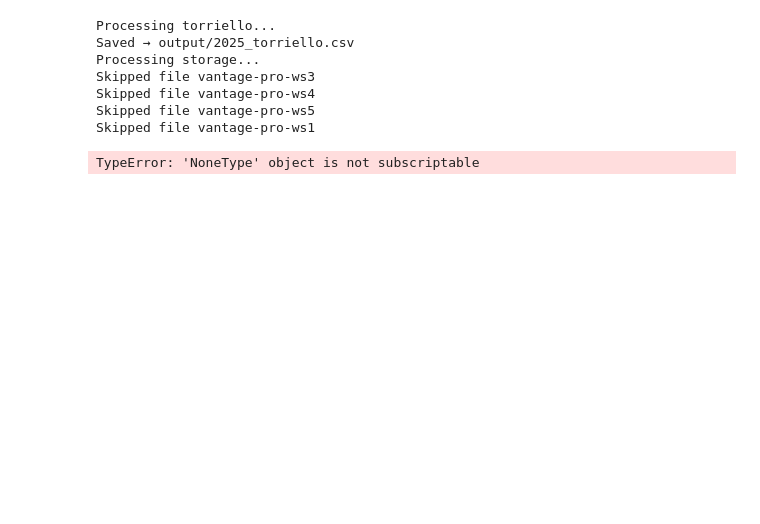
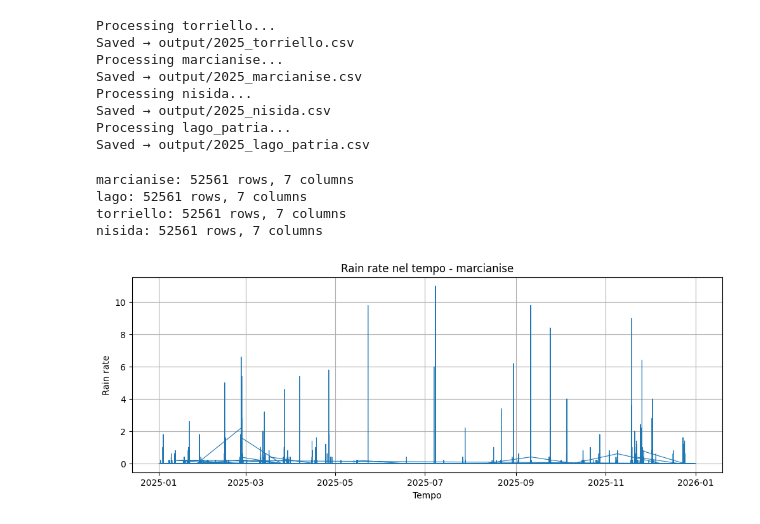
Before and after one commit to LuigiGalluccio/FederatedRainWeather, a Jupyter notebook: src/model/transformer/merge_csvs.ipynb, the cells around one changed output. Cells and saved outputs as stored; diff of their text form; code cells hidden in the pictures; blank space fills up the shorter version.

```diff
--- a/src/model/transformer/merge_csvs.ipynb
+++ b/src/model/transformer/merge_csvs.ipynb
@@ -2,7 +2,7 @@
 import os
 import pandas as pd
 
-base_path = "../../../data"
+base_path = "../../../data_c"  # cartella contenente le sottocartelle delle località
 output_path = "output"
 
 os.makedirs(output_path, exist_ok=True)
@@ -35,6 +35,7 @@ for location in os.listdir(base_path):
 
         sensor_path = os.path.join(loc_path, sensor_file)
 
+        # legge il CSV
         df = pd.read_csv(sensor_path, sep=';')
         df.columns = ["Date", "Time", "Value", "Unit"]
 
@@ -44,23 +45,34 @@ for location in os.listdir(base_path):
         # crea timestamp completo
         df["datetime"] = df["Date"] + " " + df["Time"]
 
+        # rinomina colonna in inglese
         df = df[["datetime", "Value"]].rename(columns={"Value": column_map[sensor_name]})
 
+        # merge con df principale
         if merged_df is None:
             merged_df = df
         else:
             merged_df = pd.merge(merged_df, df, on="datetime", how="outer")
 
-    # split per avere Date + Time come richiesto
+    if merged_df is None:
+        print(f"No sensor files found for {location}, skipping...")
+        continue
+
+    # split datetime in Date + Time
     merged_df[["Date", "Time"]] = merged_df["datetime"].str.split(" ", expand=True)
     merged_df = merged_df.drop(columns=["datetime"])
 
-    # ordina e imposta ordine colonne
+    # assicura che tutte le colonne siano presenti
+    for col in column_map.values():
+        if col not in merged_df.columns:
+            merged_df[col] = pd.NA
+
+    # ordina colonne
     ordered_cols = ["Date", "Time"] + list(column_map.values())
     merged_df = merged_df[ordered_cols]
 
-    # salva
-    year = merged_df["Date"].iloc[0].split("-")[2]  # estrae 2025 da "01-01-2025"
+    # salva CSV
+    year = merged_df["Date"].iloc[0].split("-")[2]  # estrae anno da "01-01-2025"
     output_file = os.path.join(output_path, f"{year}_{location}.csv")
     merged_df.to_csv(output_file, sep=";", index=False)
 
@@ -68,9 +80,35 @@ for location in os.listdir(base_path):
 # %% [output]
 Processing torriello...
 Saved → output/2025_torriello.csv
-Processing storage...
-Skipped file vantage-pro-ws3
-Skipped file vantage-pro-ws4
-Skipped file vantage-pro-ws5
-Skipped file vantage-pro-ws1
+Processing marcianise...
+Saved → output/2025_marcianise.csv
+Processing nisida...
+Saved → output/2025_nisida.csv
+Processing lago_patria...
+Saved → output/2025_lago_patria.csv
-TypeError: 'NoneType' object is not subscriptable
+# %%
+import pandas as pd
+import os
+
+output_path = "output"
+
+# lista dei file CSV
+csv_files = [f for f in os.listdir(output_path) if f.endswith(".csv")]
+
+dataframes = {}
+
+for file in csv_files:
+    file_path = os.path.join(output_path, file)
+    df = pd.read_csv(file_path, sep=';')
+
+    # salva in dizionario con chiave = nome località
+    location_name = file.split("_")[1].replace(".csv", "")
+    dataframes[location_name] = df
+
+    # stampa info
+    print(f"{location_name}: {df.shape[0]} rows, {df.shape[1]} columns")
+# %% [output]
+marcianise: 52561 rows, 7 columns
+lago: 52561 rows, 7 columns
+torriello: 52561 rows, 7 columns
+nisida: 52561 rows, 7 columns
@@ -76,0 +131,17 @@ TypeError: 'NoneType' object is not subscriptable
+# %%
+loc = "marcianise"
+
+plt.figure(figsize=(12,4))
+plt.plot(
+    dataframes[loc]["datetime"],
+    dataframes[loc]["rain_rate"],
+    linewidth=0.8
+)
+
+plt.title(f"Rain rate nel tempo - {loc}")
+plt.xlabel("Tempo")
+plt.ylabel("Rain rate")
+plt.grid(True)
+plt.show()
+# %% [output]
+[figure, added]
```
Also changed, not shown: parts of 44 cells of this notebook, 5 other files.
